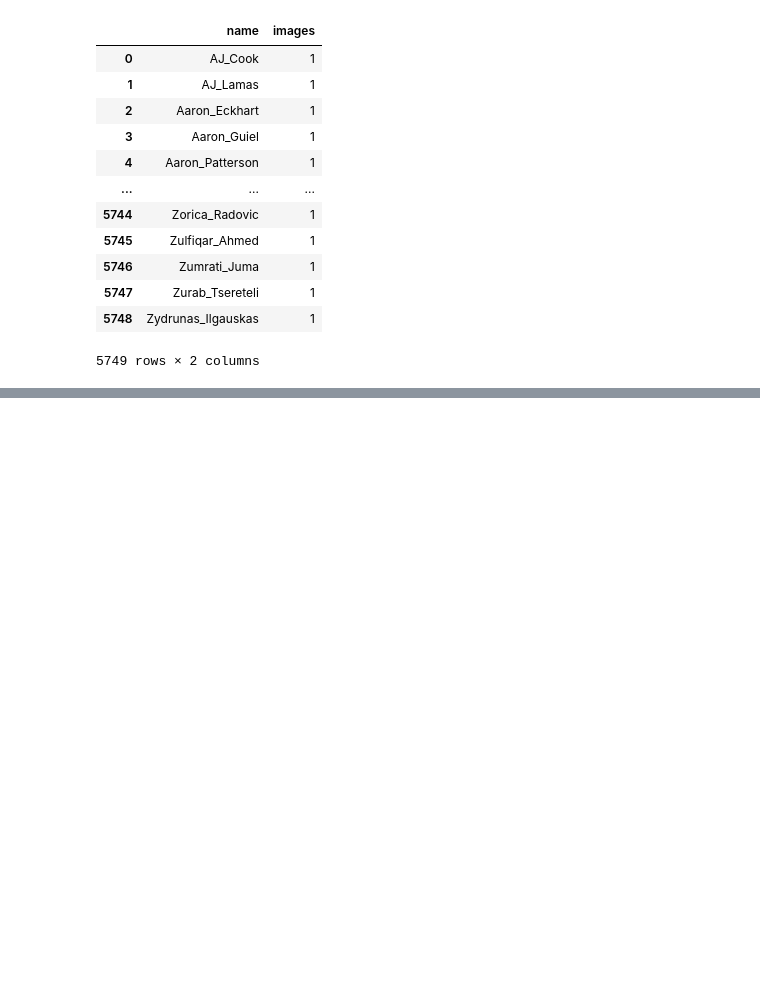
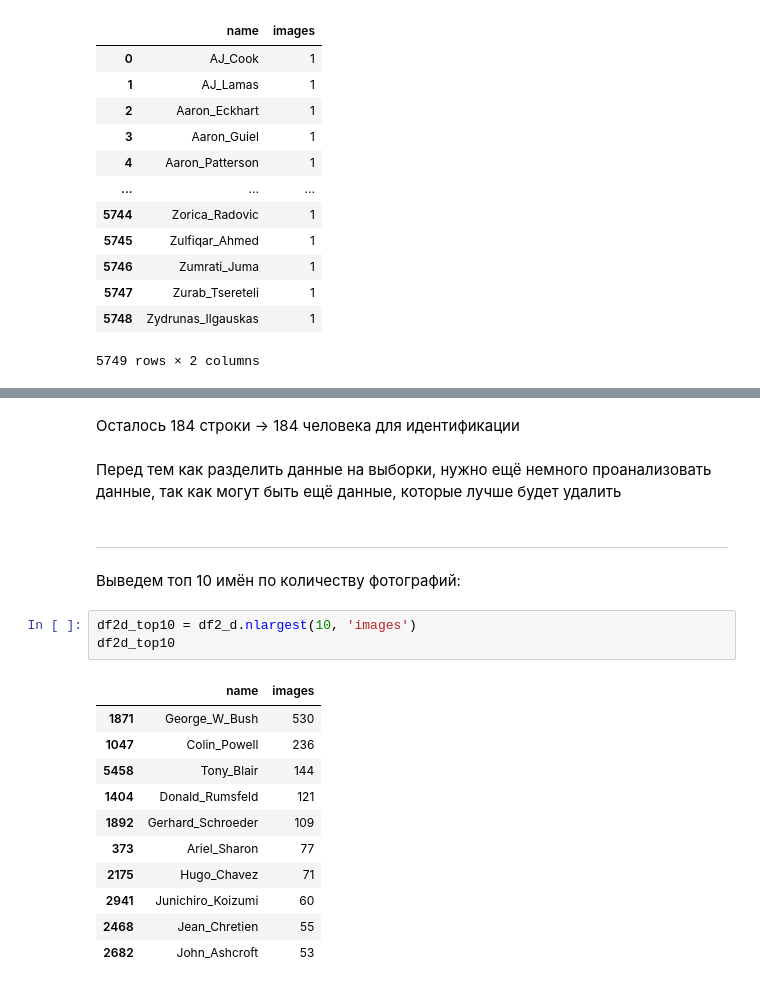
Before and after one commit to sollltit/hw-face-rec-and-id, a Jupyter notebook: Report_M1.ipynb, the cells around one changed output, grey strips where cells are left out. Saved outputs shown, nothing was run; the diff lists cells and outputs as text; blank space fills up the shorter version.

```diff
--- a/Report_M1.ipynb
+++ b/Report_M1.ipynb
@@ -222,0 +264,23 @@ Name: count, dtype: int64
+# %% [markdown]
+Осталось 184 строки -> 184 человека для идентификации
+# %% [markdown]
+Перед тем как разделить данные на выборки, нужно ещё немного проанализовать данные, так как могут быть ещё данные, которые лучше будет удалить
+# %% [markdown]
+________________________________________________________________________________________________________
+
+Выведем топ 10 имён по количеству фотографий:
+# %%
+df2d_top10 = df2_d.nlargest(10, 'images')
+df2d_top10
+# %% [output]
+|  | name | images |
+| 1871 | George_W_Bush | 530 |
+| 1047 | Colin_Powell | 236 |
+| 5458 | Tony_Blair | 144 |
+| 1404 | Donald_Rumsfeld | 121 |
+| 1892 | Gerhard_Schroeder | 109 |
+| 373 | Ariel_Sharon | 77 |
+| 2175 | Hugo_Chavez | 71 |
+| 2941 | Junichiro_Koizumi | 60 |
+| 2468 | Jean_Chretien | 55 |
+| 2682 | John_Ashcroft | 53 |
```
Also changed, not shown: parts of 17 cells of this notebook.
